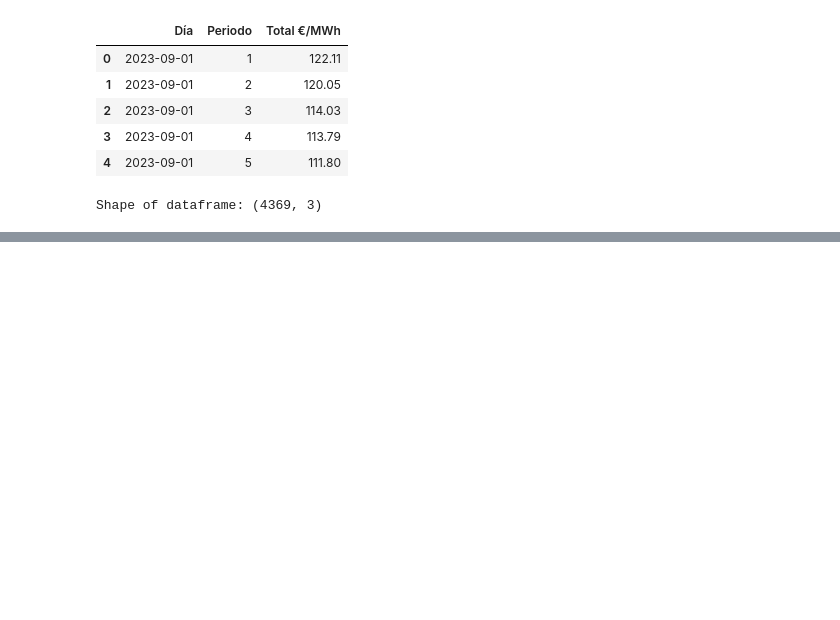
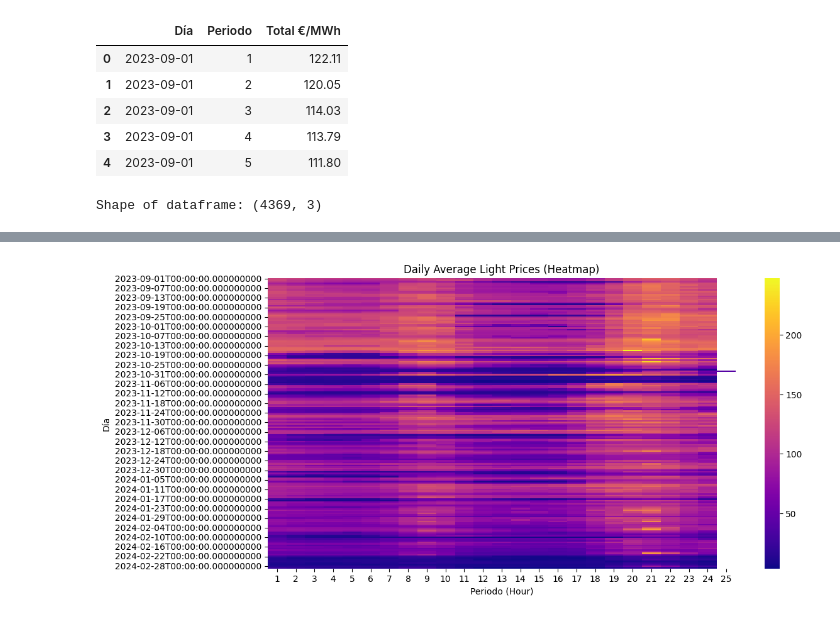
Before and after one commit to Ignacio-Antequera/PVPC-Market-Price-Forecasting, a Jupyter notebook: PVPC-Predictor.ipynb, the cells around one changed output, grey strips where cells are left out. Saved outputs shown, nothing was run; the diff lists cells and outputs as text; code cells hidden in the pictures; blank space fills up the shorter version.

```diff
--- a/PVPC-Predictor.ipynb
+++ b/PVPC-Predictor.ipynb
@@ -210,0 +268,15 @@ Shape of dataframe: (4369, 3)
+# %%
+import numpy as np
+
+# Pivot table for daily average price per hour
+day_avg_prices = filtered_df.pivot_table(values="Total €/MWh", index="Día", columns="Periodo", aggfunc= "mean")
+
+# Create heatmap
+plt.figure(figsize=(12, 6))  # Adjust figure size as needed
+sns.heatmap(day_avg_prices, cmap="plasma")  # Adjust colormap as desired
+plt.xlabel("Periodo (Hour)")
+plt.ylabel("Día")
+plt.title("Daily Average Light Prices (Heatmap)")
+plt.show()
+# %% [output]
+[figure, added]
```
Also changed, not shown: parts of 3 cells of this notebook.
